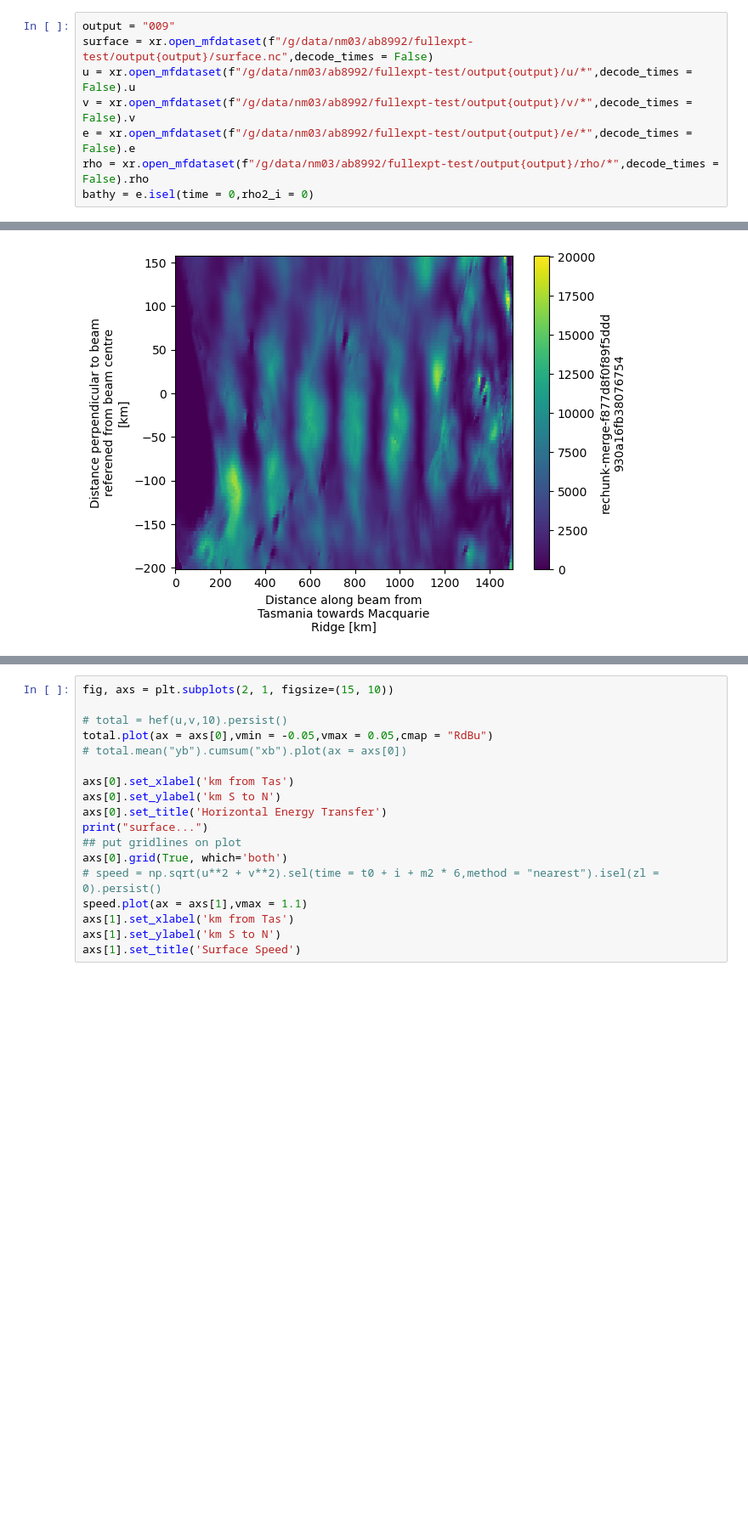
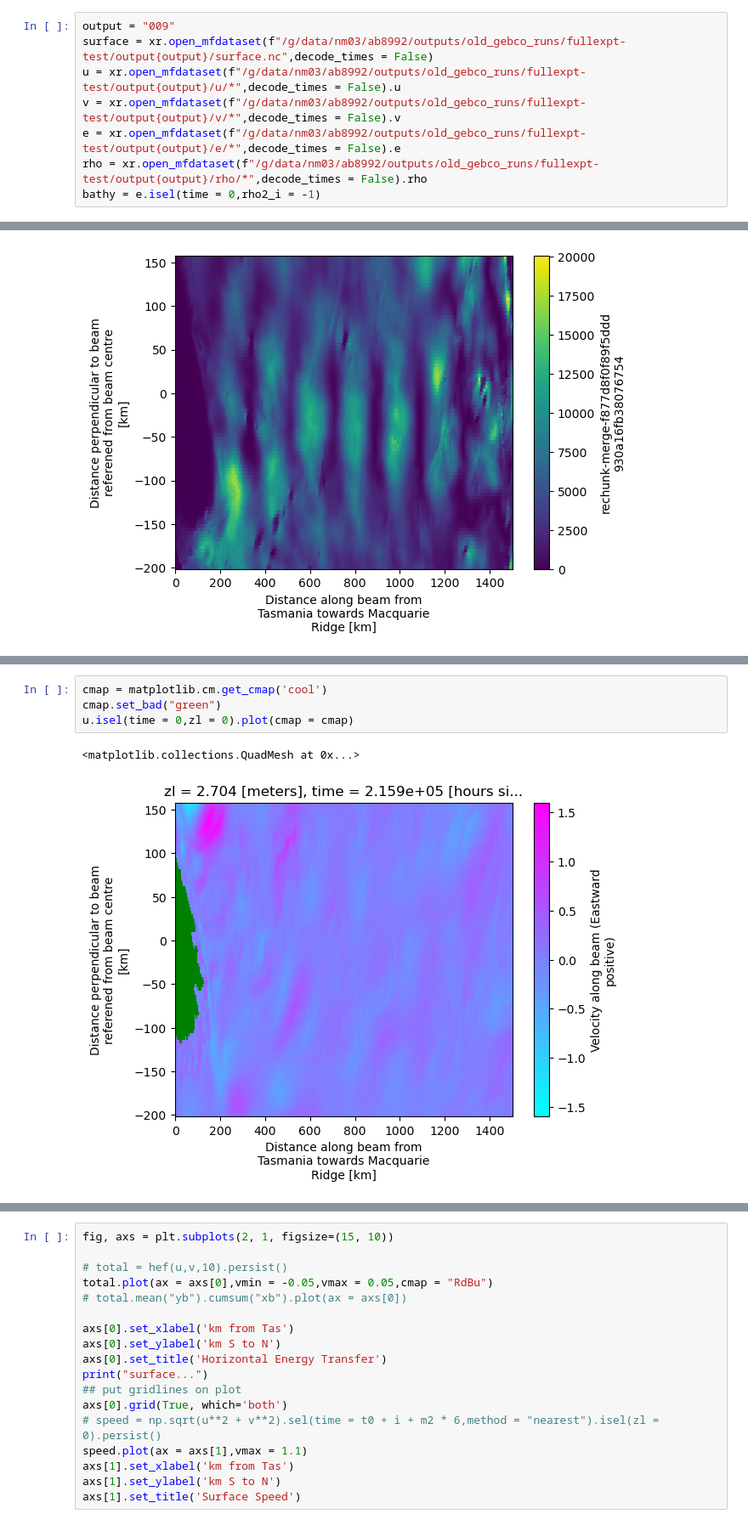
Before and after one commit to ashjbarnes/tasman-tides, a Jupyter notebook: notebooks/analysis/draft horizontal flux.ipynb, the cells around one changed output, grey strips where cells are left out. Shown at 85% size. Cells and saved outputs as stored; diff of their text form; blank space fills up the shorter version.

Commit message:
started working on auto plotting

```diff
--- a/notebooks/analysis/draft horizontal flux.ipynb
+++ b/notebooks/analysis/draft horizontal flux.ipynb
@@ -18,12 +18,12 @@ Hosting the HTTP server on port 42715 instead
 ## Load the along beam data
 # %%
 output = "009"
-surface = xr.open_mfdataset(f"/g/data/nm03/ab8992/fullexpt-test/output{output}/surface.nc",decode_times = False)
-u = xr.open_mfdataset(f"/g/data/nm03/ab8992/fullexpt-test/output{output}/u/*",decode_times = False).u
-v = xr.open_mfdataset(f"/g/data/nm03/ab8992/fullexpt-test/output{output}/v/*",decode_times = False).v
-e = xr.open_mfdataset(f"/g/data/nm03/ab8992/fullexpt-test/output{output}/e/*",decode_times = False).e
-rho = xr.open_mfdataset(f"/g/data/nm03/ab8992/fullexpt-test/output{output}/rho/*",decode_times = False).rho
-bathy = e.isel(time = 0,rho2_i = 0)
+surface = xr.open_mfdataset(f"/g/data/nm03/ab8992/outputs/old_gebco_runs/fullexpt-test/output{output}/surface.nc",decode_times = False)
+u = xr.open_mfdataset(f"/g/data/nm03/ab8992/outputs/old_gebco_runs/fullexpt-test/output{output}/u/*",decode_times = False).u
+v = xr.open_mfdataset(f"/g/data/nm03/ab8992/outputs/old_gebco_runs/fullexpt-test/output{output}/v/*",decode_times = False).v
+e = xr.open_mfdataset(f"/g/data/nm03/ab8992/outputs/old_gebco_runs/fullexpt-test/output{output}/e/*",decode_times = False).e
+rho = xr.open_mfdataset(f"/g/data/nm03/ab8992/outputs/old_gebco_runs/fullexpt-test/output{output}/rho/*",decode_times = False).rho
+bathy = e.isel(time = 0,rho2_i = -1)
 # %% [markdown]
 ## Temporally filter outputs
 
@@ -116,0 +116,7 @@ def hef(u,v,i):
+# %%
+cmap = matplotlib.cm.get_cmap('cool')
+cmap.set_bad("green")
+u.isel(time = 0,zl = 0).plot(cmap = cmap)
+# %% [output]
+<matplotlib.collections.QuadMesh at 0x...>
+[figure, added]
```
Also changed, not shown: parts of 5 cells of this notebook, 3 other files.
